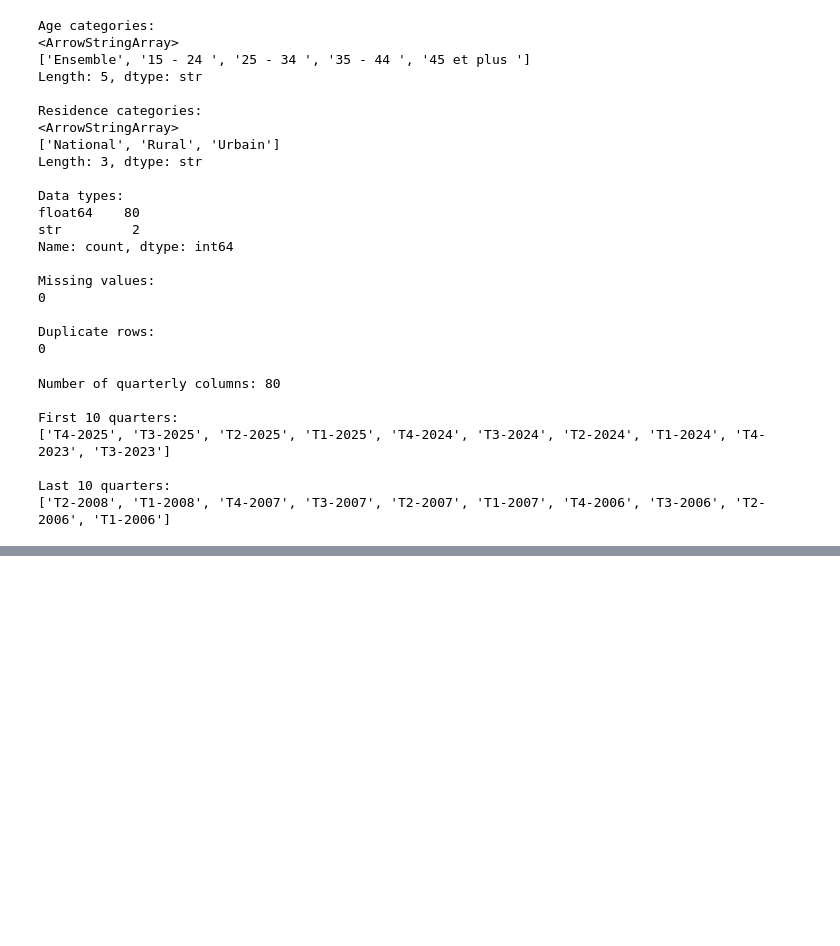
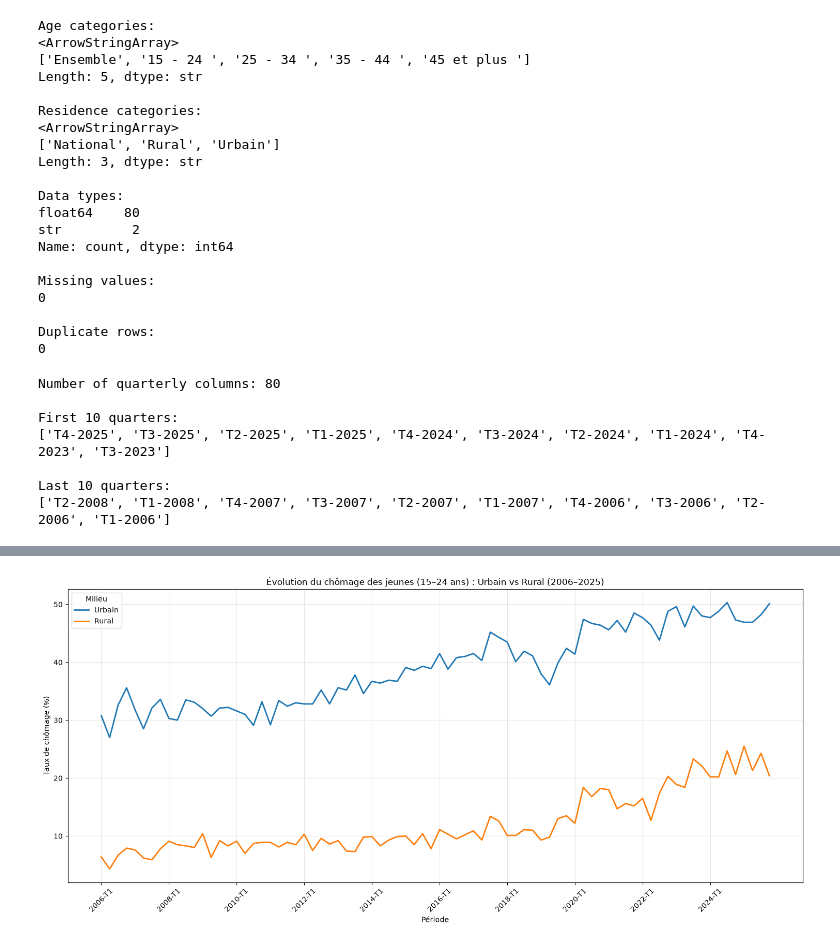
Before and after one commit to Oussamak05/morocco-labour-market-intelligence, a Jupyter notebook: notebooks/02_unemployment_age_residence.ipynb, the cells around one changed output, grey strips where cells are left out. Drawn from its saved outputs; the diff is of its cells as text; code cells hidden in the pictures; blank space fills up the shorter version.

```diff
--- a/notebooks/02_unemployment_age_residence.ipynb
+++ b/notebooks/02_unemployment_age_residence.ipynb
@@ -162,0 +491,13 @@ Last 10 quarters:
+# %%
+from pathlib import Path
+
+# Project root = parent of the notebooks folder
+PROJECT_ROOT = Path.cwd().parent
+
+# Create the figures folder
+FIGURES_DIR = PROJECT_ROOT / "reports" / "figures"
+FIGURES_DIR.mkdir(parents=True, exist_ok=True)
+
+print("Project root:", PROJECT_ROOT)
+print("Figures folder:", FIGURES_DIR)
+print("Folder exists:", FIGURES_DIR.exists())
@@ -162,0 +642,62 @@ Last 10 quarters:
+# %%
+import matplotlib.pyplot as plt
+
+# Organiser les données pour comparer les deux milieux
+df_youth_pivot = df_youth_urban_rural.pivot(
+    index=["Année", "Numero_trimestre"],
+    columns="Milieu",
+    values="Taux_chomage"
+).reset_index()
+
+df_youth_pivot = df_youth_pivot.sort_values(
+    ["Année", "Numero_trimestre"]
+).reset_index(drop=True)
+
+# Créer le graphique
+plt.figure(figsize=(15, 7))
+
+plt.plot(
+    range(len(df_youth_pivot)),
+    df_youth_pivot["Urbain"],
+    label="Urbain",
+    linewidth=2
+)
+
+plt.plot(
+    range(len(df_youth_pivot)),
+    df_youth_pivot["Rural"],
+    label="Rural",
+    linewidth=2
+)
+
+# Afficher une étiquette tous les deux ans
+tick_positions = list(range(0, 80, 8))
+
+tick_labels = [
+    f"{year}-T1"
+    for year in range(2006, 2026, 2)
+]
+
+plt.xticks(tick_positions, tick_labels, rotation=45)
+
+plt.title(
+    "Évolution du chômage des jeunes (15–24 ans) : Urbain vs Rural (2006–2025)"
+)
+
+plt.xlabel("Période")
+plt.ylabel("Taux de chômage (%)")
+
+plt.legend(title="Milieu")
+plt.grid(True, alpha=0.3)
+plt.tight_layout()
+
+# Sauvegarder le graphique
+plt.savefig(
+    FIGURES_DIR / "youth_unemployment_urban_vs_rural.png",
+    dpi=300,
+    bbox_inches="tight"
+)
+
+plt.show()
+# %% [output]
+[figure, added]
```
Also changed, not shown: parts of 18 cells of this notebook, 8 other files.
